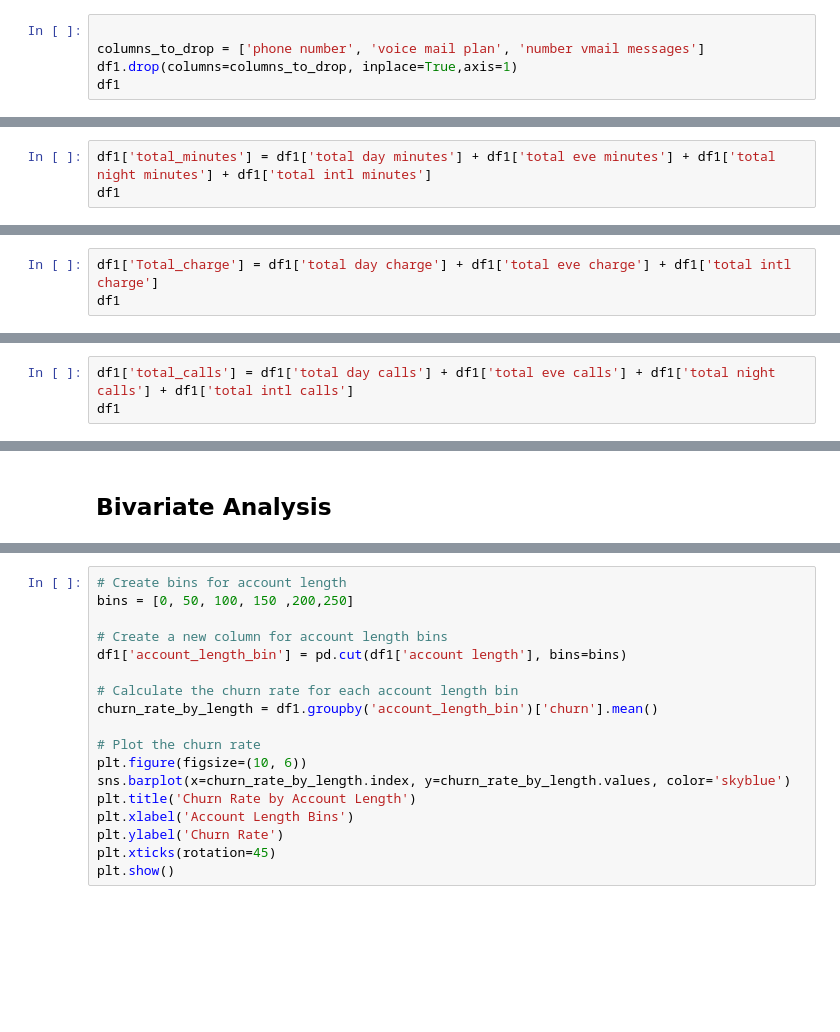
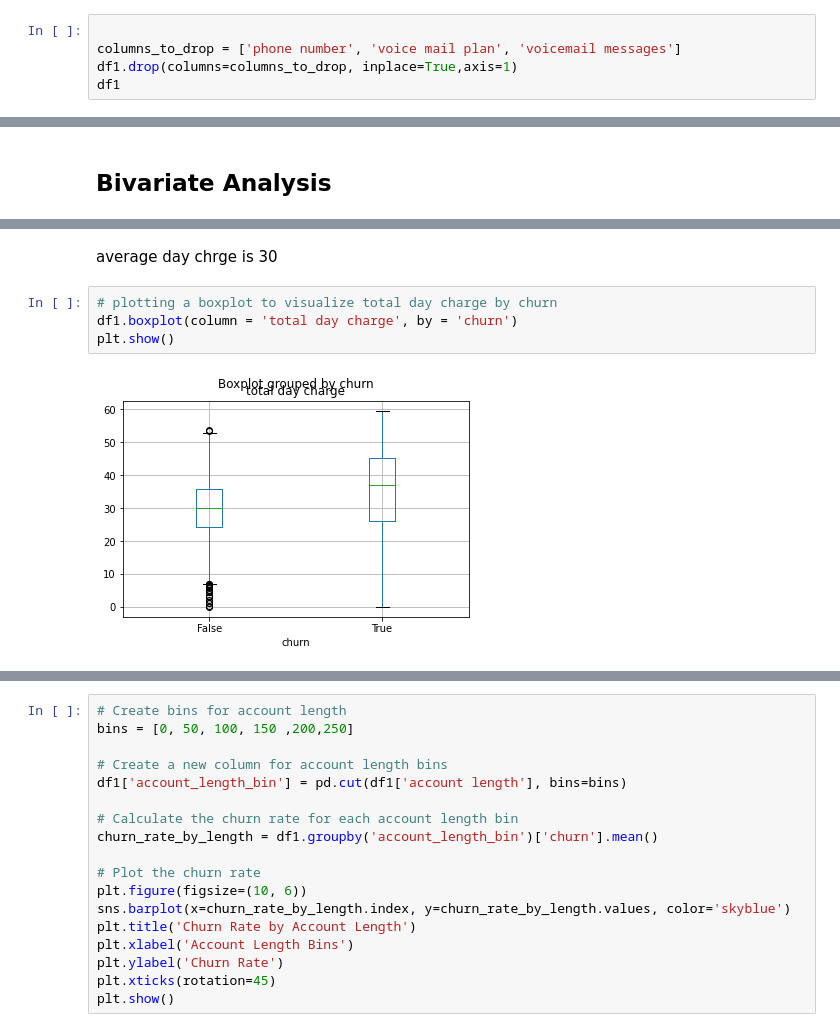
Before and after one commit to mercytegekson/Phase3Project, a Jupyter notebook: index.ipynb, the cells around one changed output, grey strips where cells are left out. Cells and saved outputs as stored; diff of their text form; blank space fills up the shorter version.

```diff
--- a/index.ipynb
+++ b/index.ipynb
@@ -228,7 +259,7 @@ df1
 3333 rows × 21 columns
 # %%
 
-columns_to_drop = ['phone number', 'voice mail plan', 'number vmail messages']
+columns_to_drop = ['phone number', 'voice mail plan', 'voicemail messages']
 df1.drop(columns=columns_to_drop, inplace=True,axis=1)
 df1
 # %% [output]
@@ -255,3 +278,0 @@ To assess the overall usage and charge of a customer in terms of total minutes,t
-# %%
-df1['total_minutes'] = df1['total day minutes'] + df1['total eve minutes'] + df1['total night minutes'] + df1['total intl minutes']
-df1
@@ -272,3 +278,0 @@ df1
-# %%
-df1['Total_charge'] = df1['total day charge'] + df1['total eve charge'] + df1['total intl charge']
-df1
@@ -289,3 +278,0 @@ df1
-# %%
-df1['total_calls'] = df1['total day calls'] + df1['total eve calls'] + df1['total night calls'] + df1['total intl calls']
-df1
@@ -323,0 +311,8 @@ df1
+# %% [markdown]
+average day chrge is 30
+# %%
+# plotting a boxplot to visualize total day charge by churn
+df1.boxplot(column = 'total day charge', by = 'churn')
+plt.show()
+# %% [output]
+[figure, added]
```
Also changed, not shown: parts of 21 cells of this notebook.
